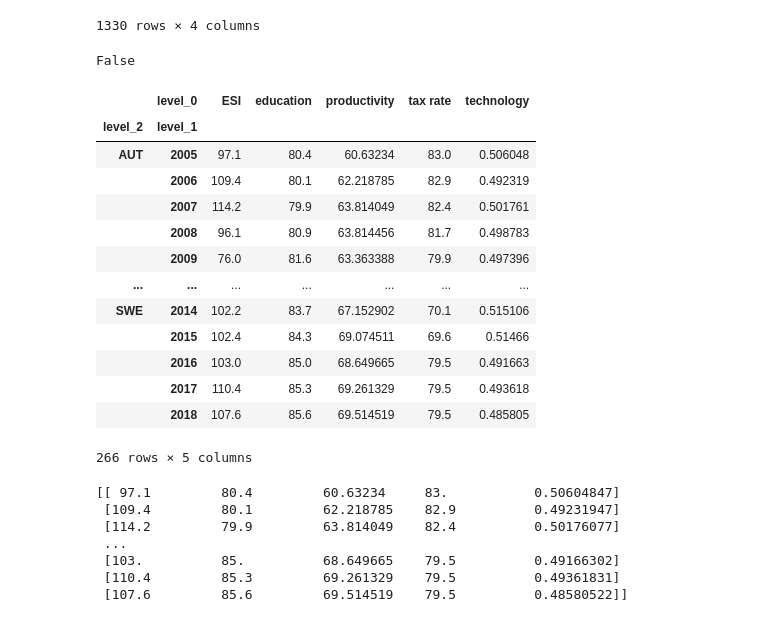
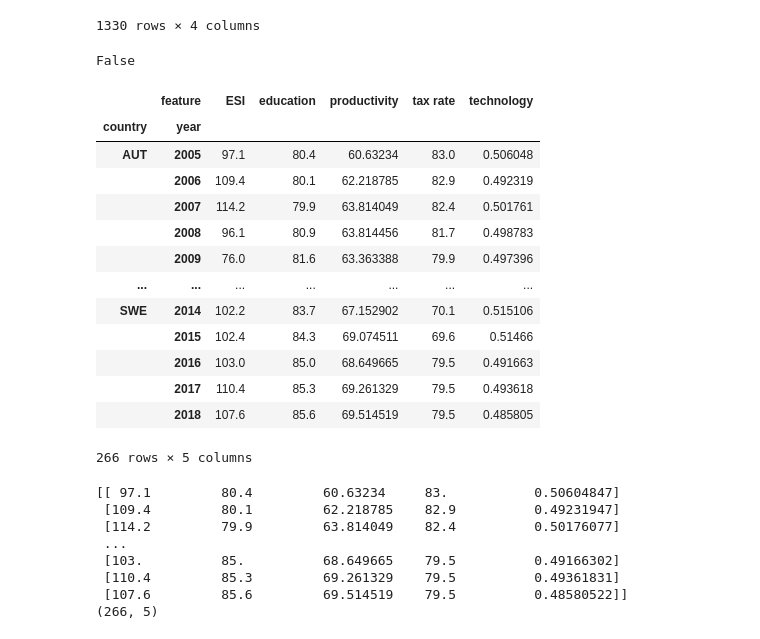
Before and after one commit to JoanneLin168/ADS-European-Productivity, a Jupyter notebook: Notebooks/pca.ipynb, the cells around one changed output. Cells and saved outputs as stored; diff of their text form; code cells hidden in the pictures.

```diff
--- a/Notebooks/pca.ipynb
+++ b/Notebooks/pca.ipynb
@@ -186,14 +185,16 @@ unstacked
 # %%
 # index by country first, then within the country by the year, with the columns as the different attributes
 pca_df = unstacked.pivot(values = 0, index=["level_2","level_1"], columns="level_0")
 
 # check again that no values have been missed
 print(unstacked.isnull().values.any()) # returns false
+pca_df.index.names = ["country", "year"]
+pca_df.columns.names = ["feature"]
 pca_df
 # %% [output]
 False
-|  | level_0 | ESI | education | productivity | tax rate | technology |
-| level_2 | level_1 |  |  |  |  |  |
+|  | feature | ESI | education | productivity | tax rate | technology |
+| country | year |  |  |  |  |  |
 | AUT | 2005 | 97.1 | 80.4 | 60.63234 | 83.0 | 0.506048 |
 |  | 2006 | 109.4 | 80.1 | 62.218785 | 82.9 | 0.492319 |
 |  | 2007 | 114.2 | 79.9 | 63.814049 | 82.4 | 0.501761 |
@@ -211,6 +212,7 @@ False
 temp = np.array(pca_df)
 pca_arr = temp.astype(float)
 print(pca_arr)
+print(np.shape(pca_arr))
 # %% [output]
 [[ 97.1         80.4         60.63234     83.           0.50604847]
  [109.4         80.1         62.218785    82.9          0.49231947]
@@ -219,3 +221,4 @@ print(pca_arr)
  [103.          85.          68.649665    79.5          0.49166302]
  [110.4         85.3         69.261329    79.5          0.49361831]
  [107.6         85.6         69.514519    79.5          0.48580522]]
+(266, 5)
```
Also changed, not shown: parts of 18 cells of this notebook.
